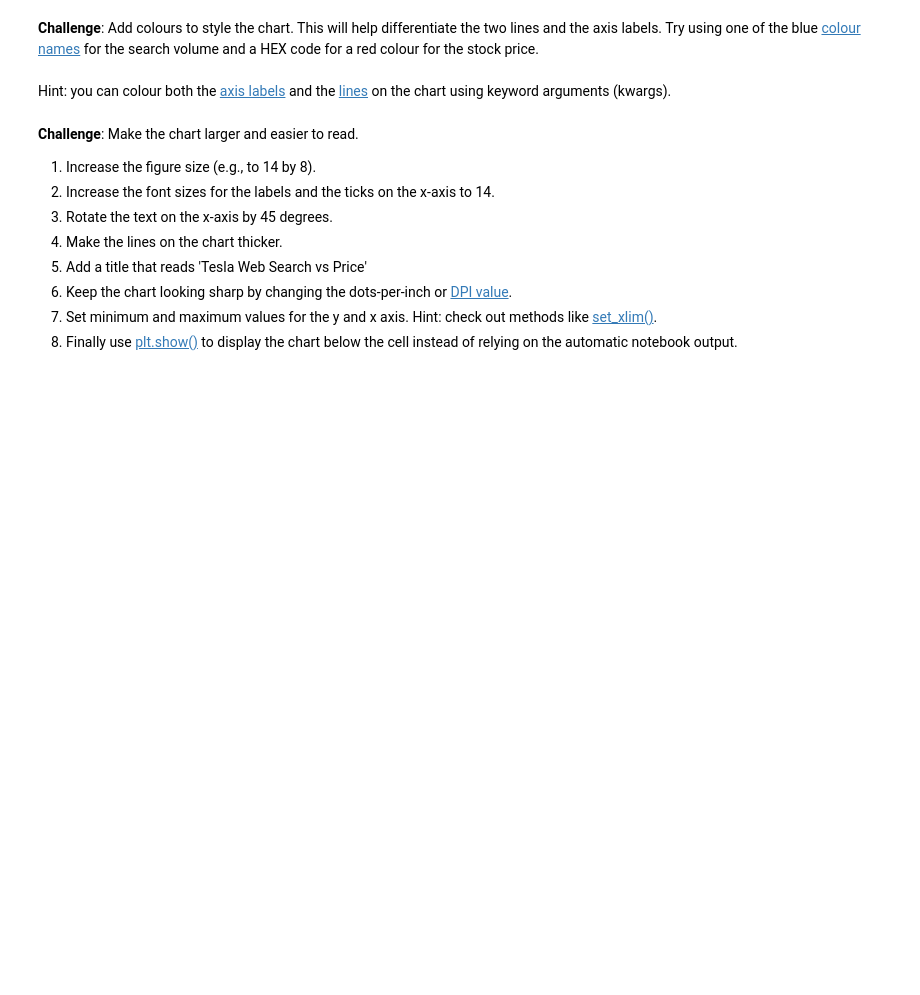
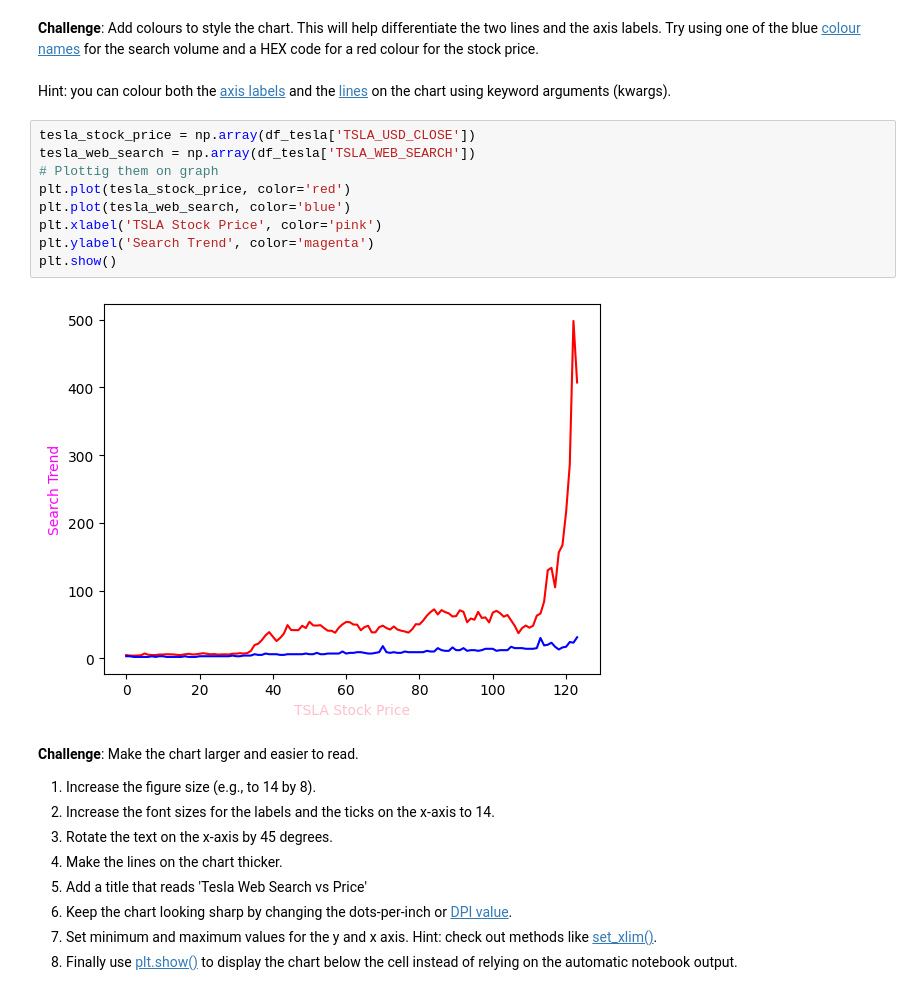
Before and after one commit to Aman88600/100-days-of-code, a Jupyter notebook: Day_75/Google Trends Data Viz (start)/Google Trends and Data Visualisation (start).ipynb, the cells around one changed output. Drawn from its saved outputs; the diff is of its cells as text; blank space fills up the shorter version.

```diff
--- a/Day_75/Google Trends Data Viz (start)/Google Trends and Data Visualisation (start).ipynb
+++ b/Day_75/Google Trends Data Viz (start)/Google Trends and Data Visualisation (start).ipynb
@@ -236,6 +247,17 @@ print(type(df_unemployment['MONTH'][0]))
 <br>
 <br>
 Hint: you can colour both the [axis labels](https://matplotlib.org/3.3.2/api/text_api.html#matplotlib.text.Text) and the [lines](https://matplotlib.org/3.2.1/api/_as_gen/matplotlib.lines.Line2D.html#matplotlib.lines.Line2D) on the chart using keyword arguments (kwargs).
+# %%
+tesla_stock_price = np.array(df_tesla['TSLA_USD_CLOSE'])
+tesla_web_search = np.array(df_tesla['TSLA_WEB_SEARCH'])
+# Plottig them on graph
+plt.plot(tesla_stock_price, color='red')
+plt.plot(tesla_web_search, color='blue')
+plt.xlabel('TSLA Stock Price', color='pink')
+plt.ylabel('Search Trend', color='magenta')
+plt.show()
+# %% [output]
+[figure, added]
 # %% [markdown]
 **Challenge**: Make the chart larger and easier to read.
 1. Increase the figure size (e.g., to 14 by 8).
```
Also changed, not shown: parts of 3 cells of this notebook.
